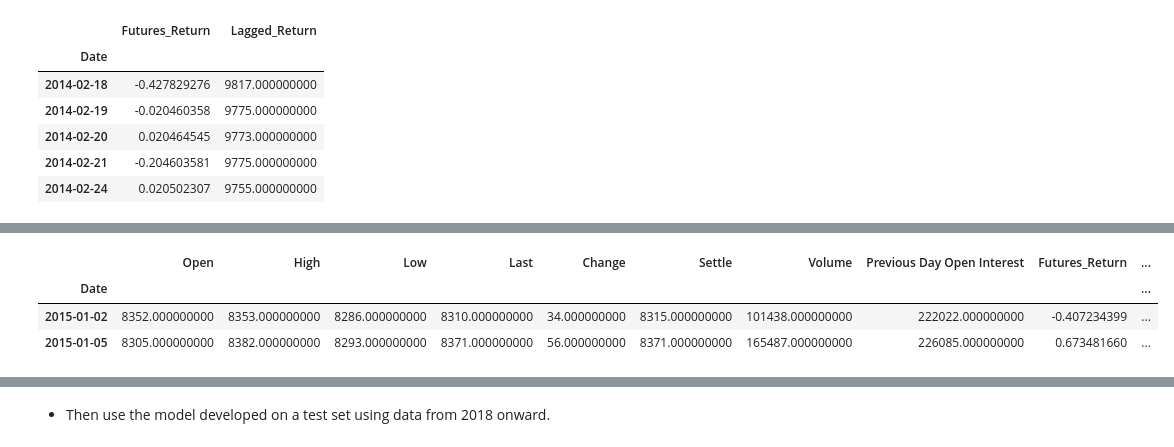
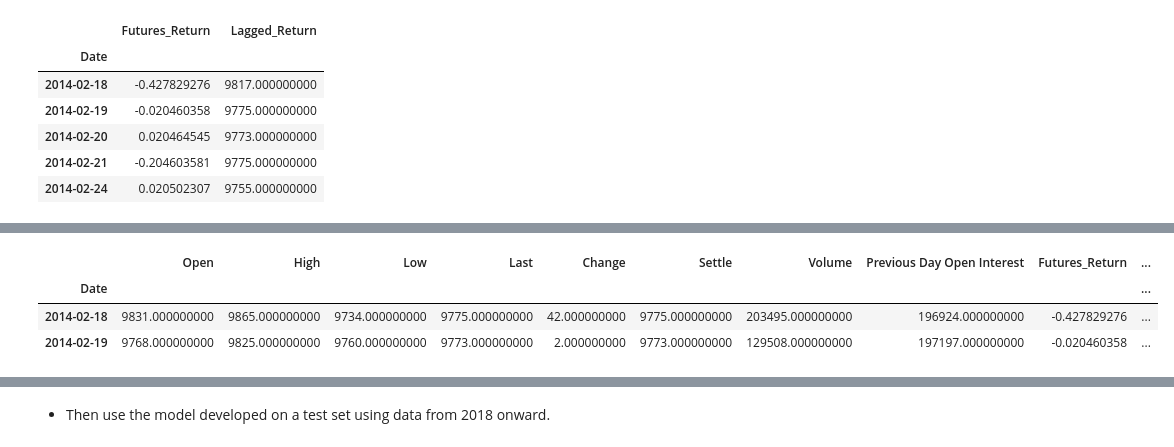
Before and after one commit to stragitech/Yen_Futures, a Jupyter notebook: time_series_analysis.ipynb, the cells around one changed output, grey strips where cells are left out. Cells and saved outputs as stored; diff of their text form; code cells hidden in the pictures.

```diff
--- a/time_series_analysis.ipynb
+++ b/time_series_analysis.ipynb
@@ -546,7 +548,7 @@ fut[["Futures_Return", "Lagged_Return"]].head()
 | 2014-02-24 | 0.020502307 | 9755.000000000 |
 # %%
 # Using datetime index slicing, create a "training" data dataframe using data from just 2015-01-01 to 2017-12-31
-train = fut['2015':'2017']
+train = fut[:'2017']
 print("Training set covers from ", train.index.min(), " to ", train.index.max())
 train.head(2)
 # %% [output]
@@ -554,7 +556,7 @@ Training set covers from  2015-01-02 00:00:00  to  2017-12-29 00:00:00
 |  | Open | High | Low | Last | Change | Settle | Volume | Previous Day Open Interest | Futures_Return | ... |
 | Date |  |  |  |  |  |  |  |  |  | ... |
-| 2015-01-02 | 8352.000000000 | 8353.000000000 | 8286.000000000 | 8310.000000000 | 34.000000000 | 8315.000000000 | 101438.000000000 | 222022.000000000 | -0.407234399 | ... |
-| 2015-01-05 | 8305.000000000 | 8382.000000000 | 8293.000000000 | 8371.000000000 | 56.000000000 | 8371.000000000 | 165487.000000000 | 226085.000000000 | 0.673481660 | ... |
+| 2014-02-18 | 9831.000000000 | 9865.000000000 | 9734.000000000 | 9775.000000000 | 42.000000000 | 9775.000000000 | 203495.000000000 | 196924.000000000 | -0.427829276 | ... |
+| 2014-02-19 | 9768.000000000 | 9825.000000000 | 9760.000000000 | 9773.000000000 | 2.000000000 | 9773.000000000 | 129508.000000000 | 197197.000000000 | -0.020460358 | ... |
 # %%
 # Using datetime index slicing, create a "test" data dataframe using data from 2018-01-01 through the end of the data
 test = fut['2018':today]
```
Also changed, not shown: parts of 25 cells of this notebook.
